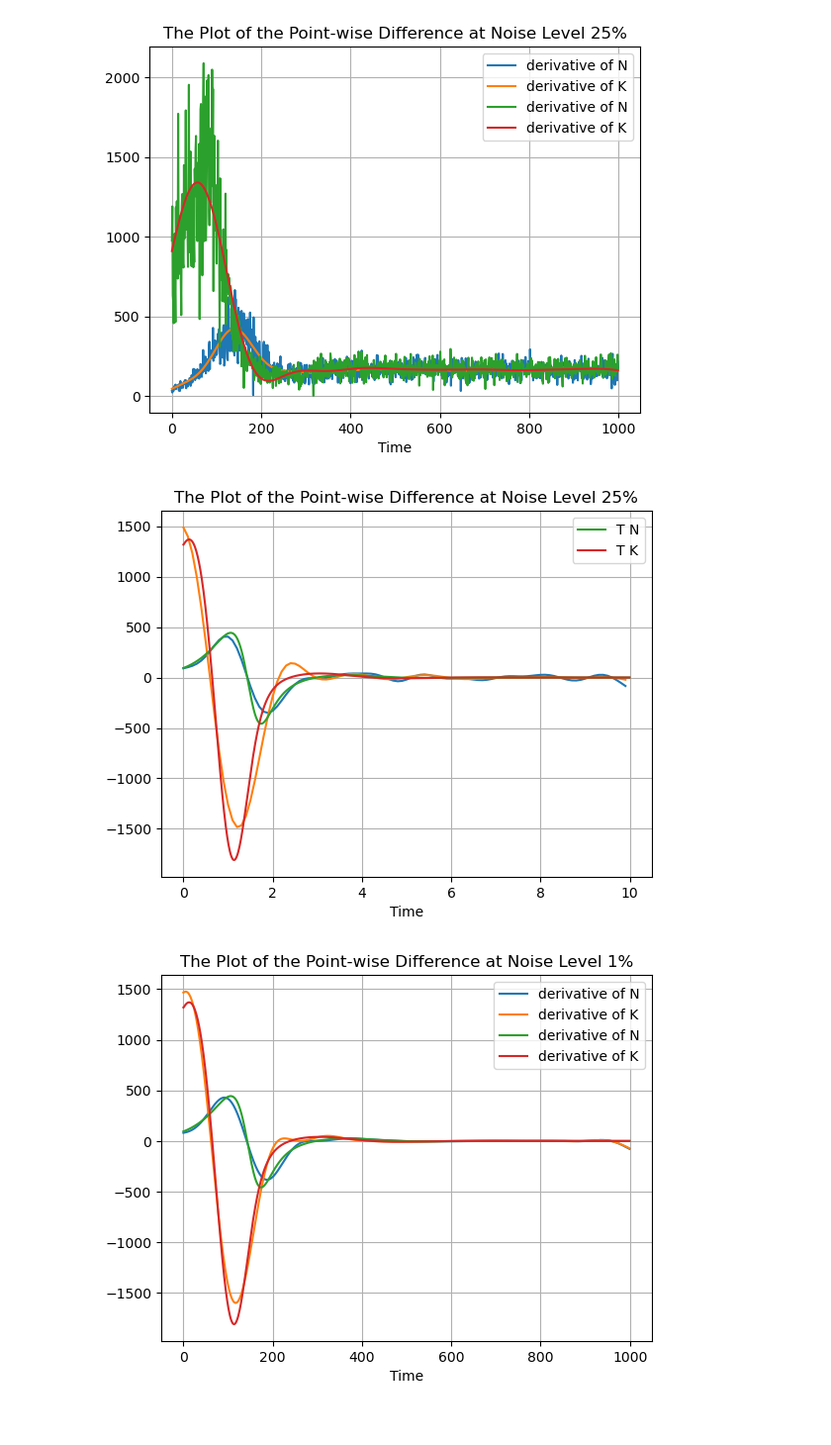
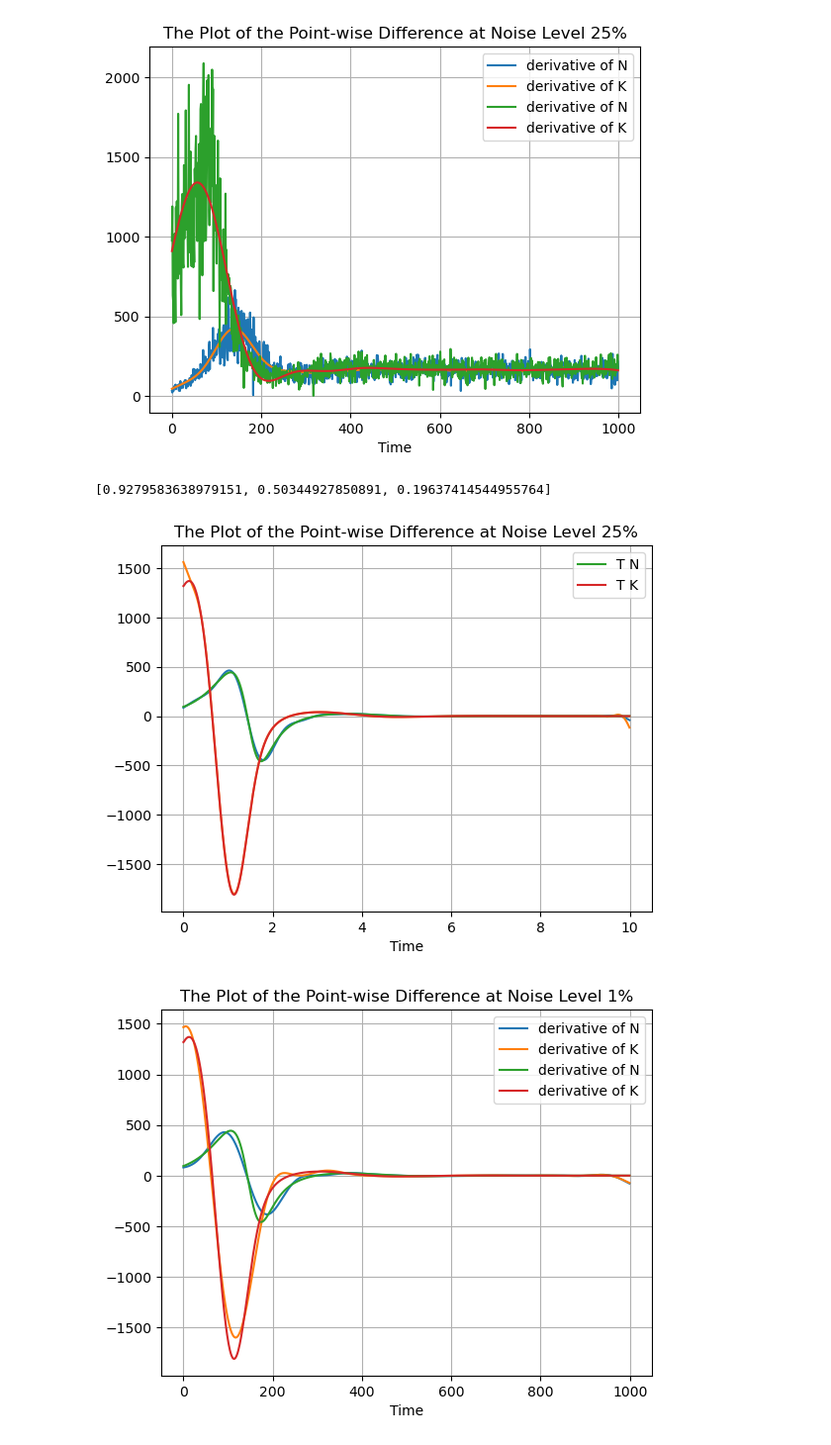
Before and after one commit to mm2319/M4R, a Jupyter notebook: test copy.ipynb, the cells around one changed output. Shown at 99% size. Saved outputs shown, nothing was run; the diff lists cells and outputs as text; code cells hidden in the pictures.

```diff
--- a/test copy.ipynb
+++ b/test copy.ipynb
@@ -162,7 +164,7 @@ class RBF_full_diff(Kernel):
     self.theta1, self.theta2 = theta
 
     ### TODO ###
-    k_mat = ((self.theta1**2)/(self.theta2**2))*np.exp((-np.square(np.array([x]*(y.shape[0])).T - np.array([y]*(x.shape[0])))/(-2*self.theta2**2))) - ((self.theta1**2)/(self.theta2**4))*(np.square(np.array([x]*(y.shape[0])).T - np.array([y]*(x.shape[0]))))*np.exp((-np.square(np.array([x]*(y.shape[0])).T - np.array([y]*(x.shape[0])))/(-2*self.theta2**2)))
+    k_mat = ((self.theta1**2)/(self.theta2**2))*np.exp((np.square(np.array([x]*(y.shape[0])).T - np.array([y]*(x.shape[0])))/(-2*self.theta2**2))) - ((self.theta1**2)/(self.theta2**4))*(np.square(np.array([x]*(y.shape[0])).T - np.array([y]*(x.shape[0]))))*np.exp((np.square(np.array([x]*(y.shape[0])).T - np.array([y]*(x.shape[0])))/(-2*self.theta2**2)))
     ### END OF TODO ###
 
     return k_mat
@@ -441,6 +461,5 @@ para_two_compart_n025_2 = gp_minimize(evaluate_tc_model_2, bounds, n_calls=50)
 # %%
-T, Y = create_data_twocompart(p=0.25)
-T, Y_T = create_data_twocompart(p=0.25)
+T, Y_T = create_data_twocompart(p=0.)
 toy_xp = np.arange(0,10,0.01)
 gp = GP(kernel=rbf, kernel_diff=rbf_fd)
 Y[:,0] = gp.predict_mean(
@@ -472,49 +491,60 @@ plt.legend()
 plt.grid()
 # %% [output]
 [figure]
-# %%
-T, Y = create_data_twocompart(p=0.25)
-T, Y_T = create_data_twocompart(p=0.00)
+# %%
+print(para_two_compart_n025_1.x)
+# %% [output]
+[0.9279583638979151, 0.50344927850891, 0.19637414544955764]
 # %%
+T, Y_T = create_data_twocompart(p=0.)
 
-
-toy_xp = np.arange(0,10,0.1)
+toy_xp = np.arange(0,10,0.01)
 gp = GP_derivative(kernel=rbf, kernel_diff=rbf_fd)
 result_1 = gp.predict(
   x_star=toy_xp,  # set to test points
   X = np.array(T),     # set to observed x
   y = np.array(Y[:,0]),       # set to observed y
   size=1,    # draw 100 posterior samples
   theta=[para_two_compart_n025_1.x[0],para_two_compart_n025_1.x[1]],
   sigma=para_two_compart_n025_1.x[2]
 )
-toy_xp = np.arange(0,10,0.1)
+toy_xp = np.arange(0,10,0.01)
 gp = GP_derivative(kernel=rbf, kernel_diff=rbf_fd)
 result_2 = gp.predict(
   x_star=toy_xp,  # set to test points
   X = np.array(T),     # set to observed x
   y = np.array(Y[:,1]),       # set to observed y
   size=1,    # draw 100 posterior samples
   theta=[para_two_compart_n025_2.x[0],para_two_compart_n025_2.x[1]],
   sigma=para_two_compart_n025_2.x[2]
 )
-
+gp = GP_derivative(kernel=rbf, kernel_diff=rbf_fd)
+result_3 = gp.predict(
+  x_star=toy_xp,  # set to test points
+  X = np.array(T),     # set to observed x
+  y = np.array(Y[:,2]),       # set to observed y
+  size=1,    # draw 100 posterior samples
+  theta=[para_two_compart_n025_3.x[0],para_two_compart_n025_3.x[1]],
+  sigma=para_two_compart_n025_3.x[2]
+)
 
 result_1_T = derivative.dxdt(Y_T[:,0], T,k=2, kind="finite_difference")
 result_2_T = derivative.dxdt(Y_T[:,1], T,k=2, kind="finite_difference")
-
+result_3_T = derivative.dxdt(Y_T[:,2], T,k=2, kind="finite_difference")
 # result_3 = derivative.dxdt(Y[:,2], T,k=2, kind="finite_difference")
 plt.plot(toy_xp, result_1)
 plt.plot(toy_xp, result_2)
+plt.plot(toy_xp, result_3)
 # plt.plot(result_3,label= "derivative of z")
 plt.title('The Plot of the Point-wise Difference at Noise Level 25%')
 plt.xlabel('Time')
 plt.plot(T,result_1_T,label= "T N")
 plt.plot(T,result_2_T,label= "T K")
+plt.plot(T,result_3_T,label= "T K")
 plt.legend()
 plt.grid()
 # %% [output]
-[figure, old version]
+[figure, new version]
 # %%
 from skopt import gp_minimize
 from skopt.space import Real
```
Also changed, not shown: parts of 2 cells of this notebook, 14 other files.
